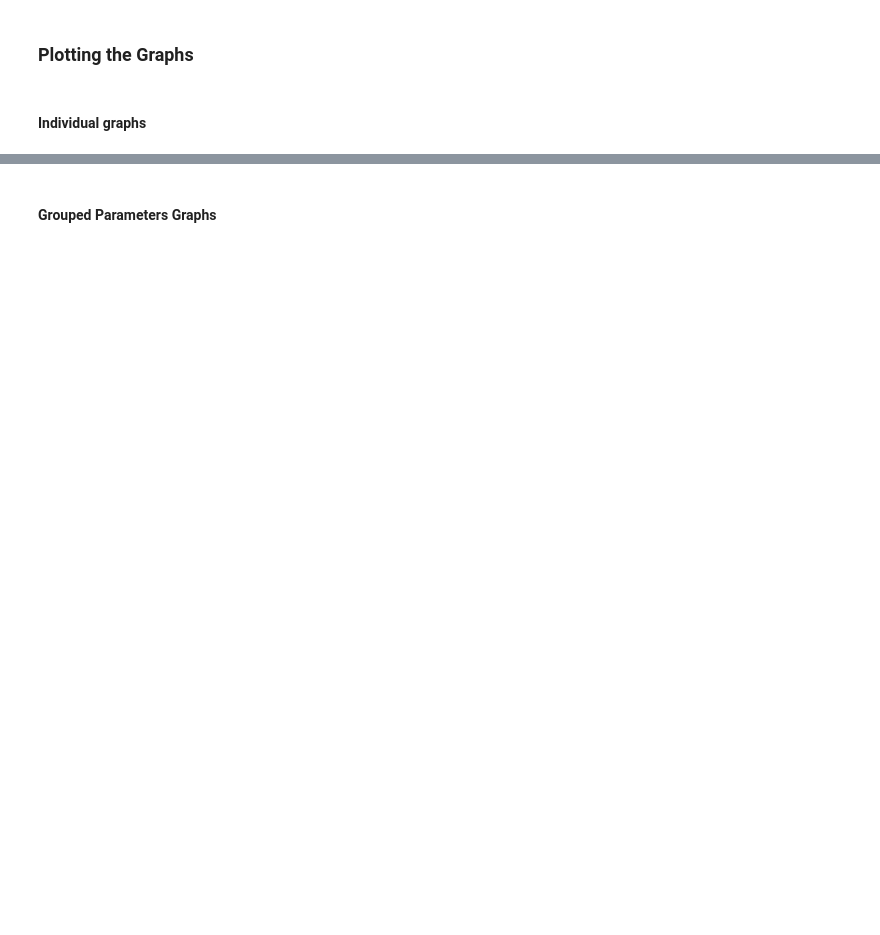
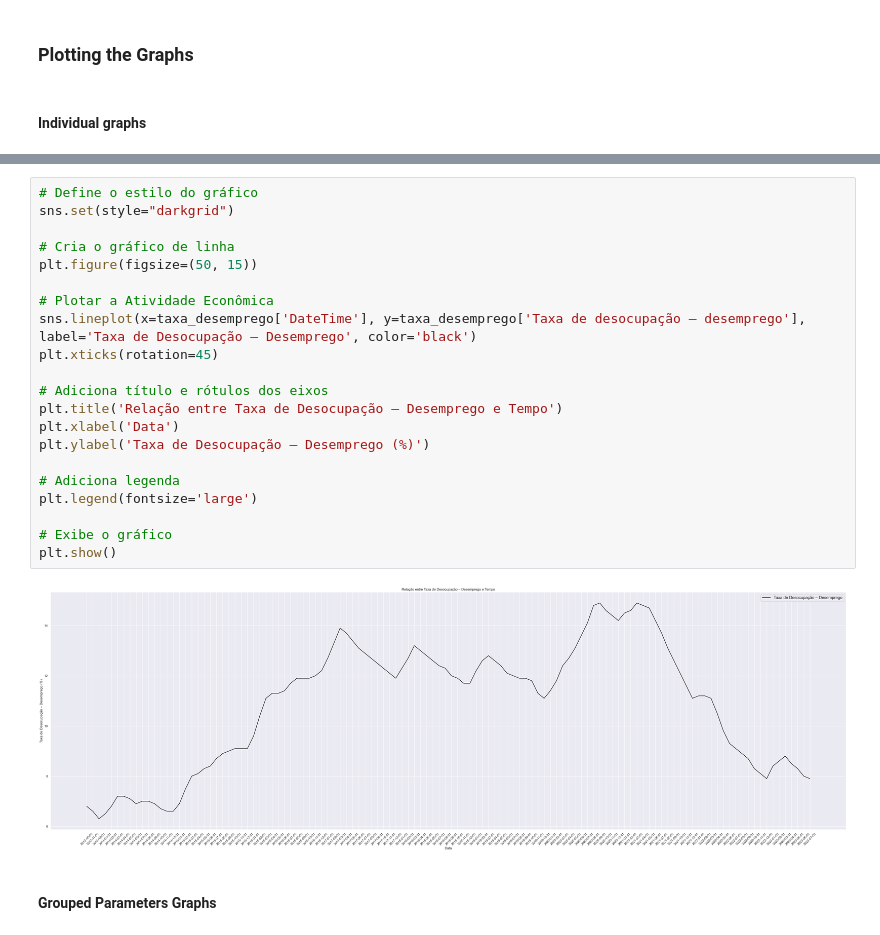
Before and after one commit to Macedo3/Analise-Curva-de-Laffer, a Jupyter notebook: Analise Taxa Selic/selic_atividade_economica.ipynb, the cells around one changed output, grey strips where cells are left out. Drawn from its saved outputs; the diff is of its cells as text; blank space fills up the shorter version.

```diff
--- a/Analise Taxa Selic/selic_atividade_economica.ipynb
+++ b/Analise Taxa Selic/selic_atividade_economica.ipynb
@@ -208,6 +217,29 @@ plt.legend()
 plt.show()
 # %% [output]
 [figure]
+# %%
+# Define o estilo do gráfico
+sns.set(style="darkgrid")
+
+# Cria o gráfico de linha
+plt.figure(figsize=(50, 15))
+
+# Plotar a Atividade Econômica
+sns.lineplot(x=taxa_desemprego['DateTime'], y=taxa_desemprego['Taxa de desocupação – desemprego'], label='Taxa de Desocupação – Desemprego', color='black')
+plt.xticks(rotation=45)
+
+# Adiciona título e rótulos dos eixos
+plt.title('Relação entre Taxa de Desocupação – Desemprego e Tempo')
+plt.xlabel('Data')
+plt.ylabel('Taxa de Desocupação – Desemprego (%)')
+
+# Adiciona legenda
+plt.legend(fontsize='large')
+
+# Exibe o gráfico
+plt.show()
+# %% [output]
+[figure, added]
 # %% [markdown]
 #### Grouped Parameters Graphs
 # %%
```
Also changed, not shown: parts of 14 cells of this notebook.
